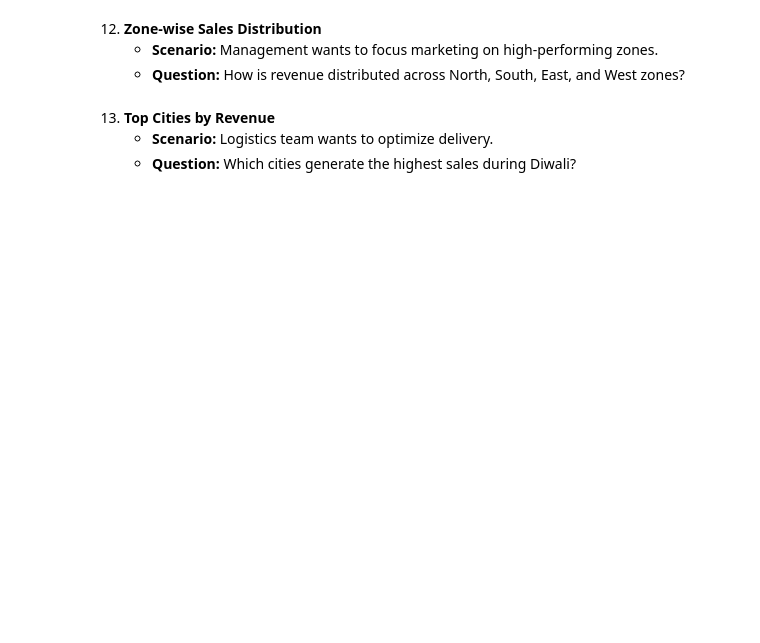
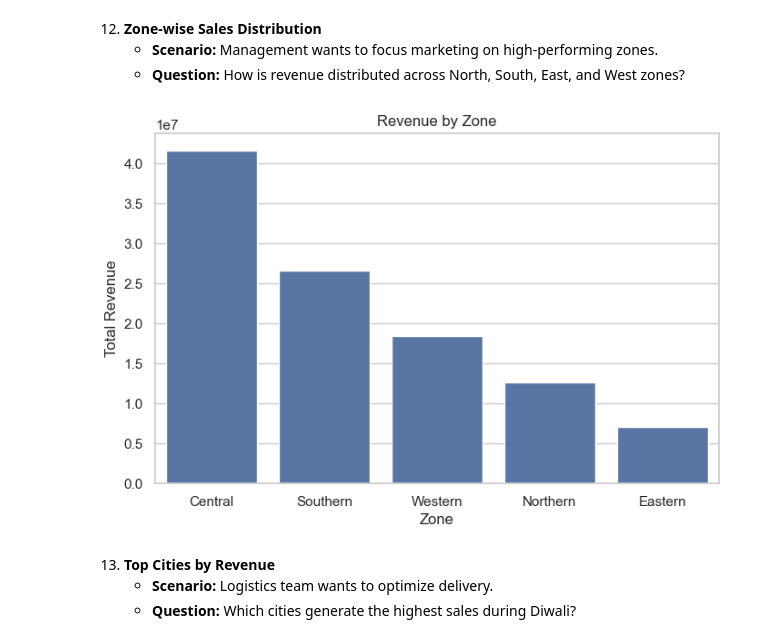
Before and after one commit to prafullwahatule/Diwali-Sales-Analytics-Pyhton, a Jupyter notebook: Notebooks/Diwali-Sales-Analysis.ipynb, the cells around one changed output. Saved outputs shown, nothing was run; the diff lists cells and outputs as text; code cells hidden in the pictures; blank space fills up the shorter version.

```diff
--- a/Notebooks/Diwali-Sales-Analysis.ipynb
+++ b/Notebooks/Diwali-Sales-Analysis.ipynb
@@ -775,6 +842,30 @@ plt.show()
 12. **Zone-wise Sales Distribution**
     - **Scenario:** Management wants to focus marketing on high-performing zones.
     - **Question:** How is revenue distributed across North, South, East, and West zones?
+# %%
+# Zone-wise revenue
+zonewise_revenue = (
+    df.groupby("Zone")["Amount"]
+    .sum()
+    .reset_index()
+    .sort_values("Amount", ascending=False)
+)
+
+zonewise_revenue
+
+# bar chart
+plt.figure(figsize=(8,5))
+sns.barplot(
+    data=zonewise_revenue,
+    x="Zone",
+    y="Amount"
+)
+plt.title("Revenue by Zone")
+plt.xlabel("Zone")
+plt.ylabel("Total Revenue")
+plt.show()
+# %% [output]
+[figure, added]
 # %% [markdown]
 13. **Top Cities by Revenue**
     - **Scenario:** Logistics team wants to optimize delivery.
```
Also changed, not shown: parts of 2 cells of this notebook.
